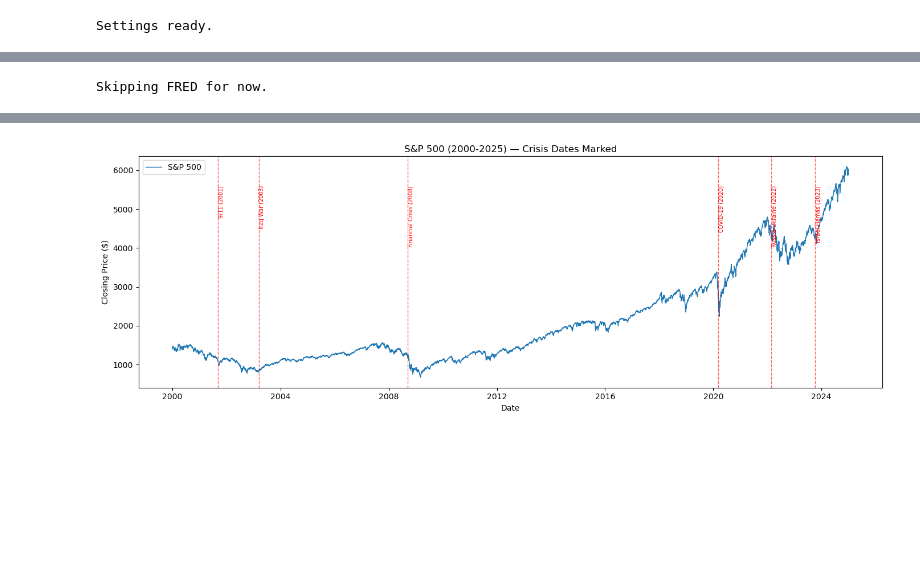
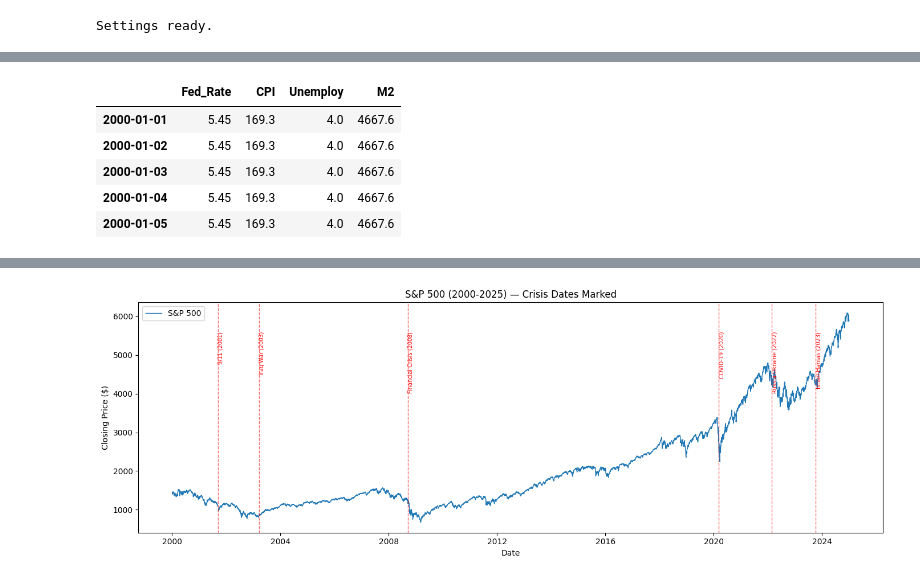
Before and after one commit to yagmurcaloglu-design/DSA_210_TermProject, a Jupyter notebook: data_collection (2).ipynb, the cells around one changed output, grey strips where cells are left out. Saved outputs shown, nothing was run; the diff lists cells and outputs as text; code cells hidden in the pictures; blank space fills up the shorter version.

Commit message:
Complete EDA and update data collection with FRED

```diff
--- a/data_collection (2).ipynb
+++ b/data_collection (2).ipynb
@@ -113,6 +113,28 @@ Date range: 2000-01-03 to 2024-12-31
-# %%
-# Step 2: Skipping FRED for now
-print("Skipping FRED for now.")
-macro = None
-# %% [output]
-Skipping FRED for now.
+# %%
+# Step 2: Download macroeconomic data (FRED)
+from fredapi import Fred
+
+fred = Fred(api_key="2e22c2185be3bb846c2b2579a5f076f6")
+
+FRED_SERIES = {
+    "Fed_Rate": "FEDFUNDS",
+    "CPI":      "CPIAUCSL",
+    "Unemploy": "UNRATE",
+    "M2":       "M2SL",
+}
+
+print("Downloading macroeconomic data from FRED...")
+
+all_series = {}
+for name, series_id in FRED_SERIES.items():
+    print(f"  Downloading {name} ({series_id})...")
+    series = fred.get_series(series_id, observation_start="2000-01-01", observation_end="2025-01-01")
+    all_series[name] = series
+
+macro = pd.DataFrame(all_series)
+macro = macro.resample("D").ffill()
+macro = macro.loc["2000-01-01":"2025-01-01"]
+
+print(f"Done! {macro.shape[0]} days, {macro.shape[1]} indicators")
+macro.head()
+# %% [output]
@@ -119,3 +147,9 @@ Skipping FRED for now.
+|  | Fed_Rate | CPI | Unemploy | M2 |
+| 2000-01-01 | 5.45 | 169.3 | 4.0 | 4667.6 |
+| 2000-01-02 | 5.45 | 169.3 | 4.0 | 4667.6 |
+| 2000-01-03 | 5.45 | 169.3 | 4.0 | 4667.6 |
+| 2000-01-04 | 5.45 | 169.3 | 4.0 | 4667.6 |
+| 2000-01-05 | 5.45 | 169.3 | 4.0 | 4667.6 |
 # %%
 # Step 3: Calculate daily returns
 # Return = (today's price - yesterday's price) / yesterday's price * 100
```
Also changed, not shown: parts of 6 cells of this notebook, 15 other files.
